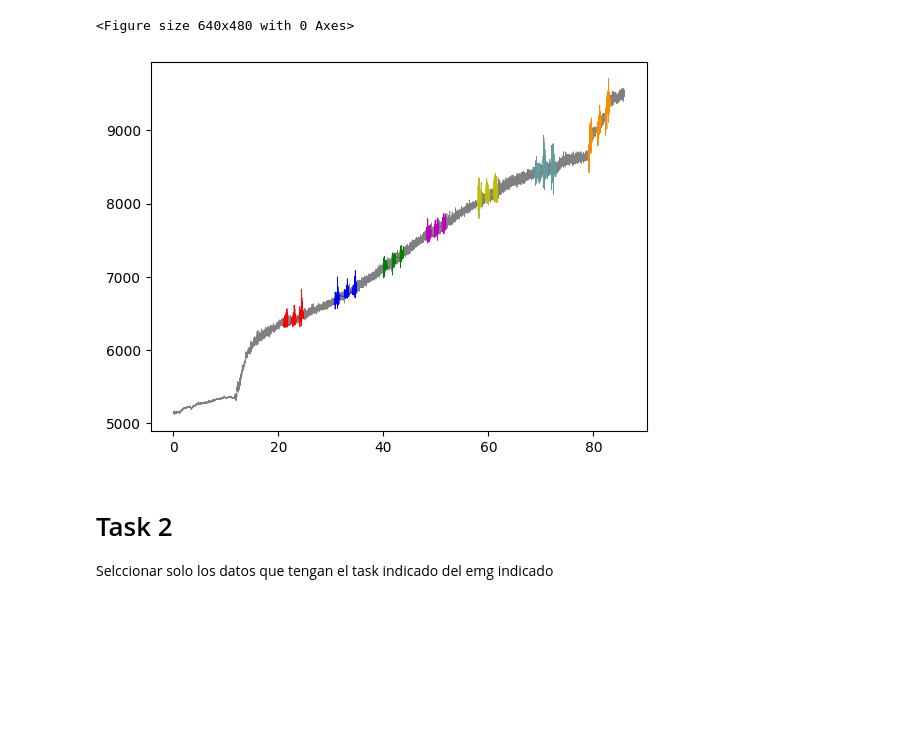
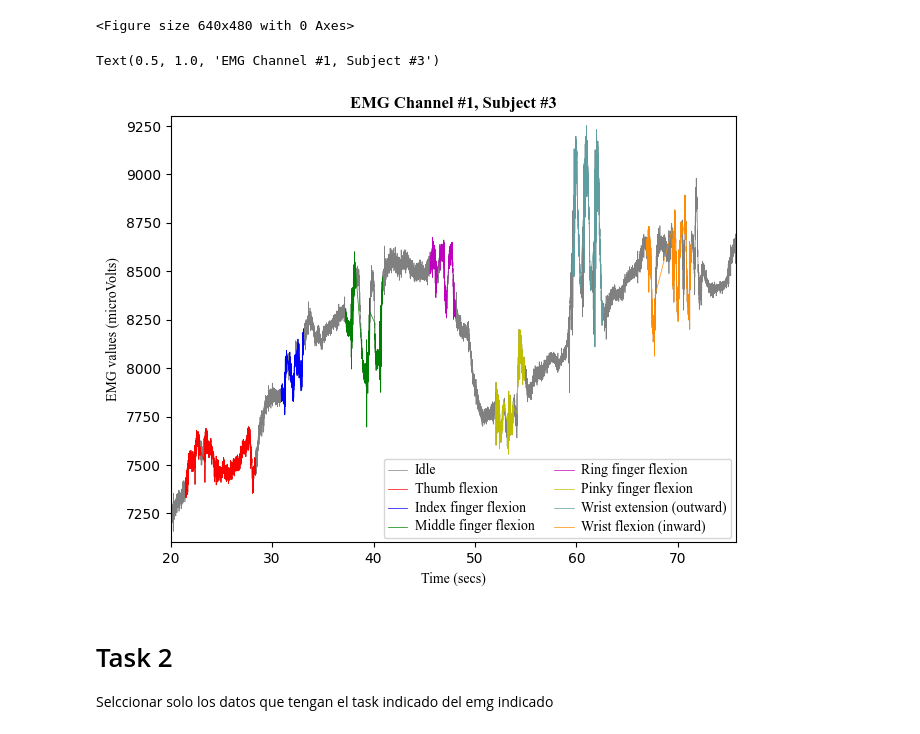
Before and after one commit to sofiahernandezp/code, a Jupyter notebook: mindrove_test/plot_emg.ipynb, the cells around one changed output. Saved outputs shown, nothing was run; the diff lists cells and outputs as text; code cells hidden in the pictures; blank space fills up the shorter version.

Commit message:
indidual channel view raw data

```diff
--- a/mindrove_test/plot_emg.ipynb
+++ b/mindrove_test/plot_emg.ipynb
@@ -62,7 +62,7 @@ plt.tight_layout() #no me va
 <Figure size 640x480 with 0 Axes>
 # %%
 #DIBUJO POR COLORES
-id = 2
+id = 3
 dataval= dataframes[id]
 emg_id = 1
 columnemg = emg_id + 1
@@ -81,40 +81,43 @@ store7=[]
 for p in range(len(taskcolumn)):
     if taskcolumn[p] == 1:
        store1.append(p)
     elif taskcolumn[p] == 2:
        store2.append(p)
     elif taskcolumn[p] == 3:
        store3.append(p)
     elif taskcolumn[p] == 4:
        store4.append(p)
     elif taskcolumn[p] == 5:
        store5.append(p)
     elif taskcolumn[p] == 6:
        store6.append(p)
     elif taskcolumn[p] == 7:
        store7.append(p)
     elif taskcolumn[p] == 0:
        store0.append(p)
 
 #plt.plot(time[store0],emgval[store0],'gray')
 plt.plot(time, emgval,'gray',linewidth=0.5)
 plt.plot(time[store1],emgval[store1],'r',linewidth=0.5)
 plt.plot(time[store2],emgval[store2],'b',linewidth=0.5)
 plt.plot(time[store3],emgval[store3],'g',linewidth=0.5)
 plt.plot(time[store4],emgval[store4],'m',linewidth=0.5)
 plt.plot(time[store5],emgval[store5],'y',linewidth=0.5)
 plt.plot(time[store6],emgval[store6],'cadetblue',linewidth=0.5)
 plt.plot(time[store7],emgval[store7],'darkorange',linewidth=0.5)
 
 
-
-#plt.xlabel('Time (secs)',fontname="Times New Roman",fontweight=15)
-#plt.ylabel('EMG values (microVolts)',fontname="Times New Roman")
-#plt.title('Título del plot',fontname="Times New Roman", fontweight="bold") #que el titulo cambie
-
-plt.show()
+L = plt.legend(["Idle","Thumb flexion","Index finger flexion","Middle finger flexion","Ring finger flexion","Pinky finger flexion","Wrist extension (outward)","Wrist flexion (inward)"],loc ='lower right',prop={'size':7}, ncol = 2)
+plt.setp(L.texts, family='Times New Roman',fontsize = 10)
+plt.tight_layout()
+plt.xlim([20, time[end]])
+plt.ylim(7100, 9300)
+plt.xlabel('Time (secs)',fontname="Times New Roman",fontweight=15)
+plt.ylabel('EMG values (microVolts)',fontname="Times New Roman")
+plt.title('EMG Channel #1, Subject #3',fontname="Times New Roman", fontweight="bold")
 # %% [output]
+Text(0.5, 1.0, 'EMG Channel #1, Subject #3')
-[figure, old version]
+[figure, new version]
 # %% [markdown]
 # Task 2
 Selccionar solo los datos que tengan el task indicado del emg indicado
```
Also changed, not shown: parts of 3 cells of this notebook.
